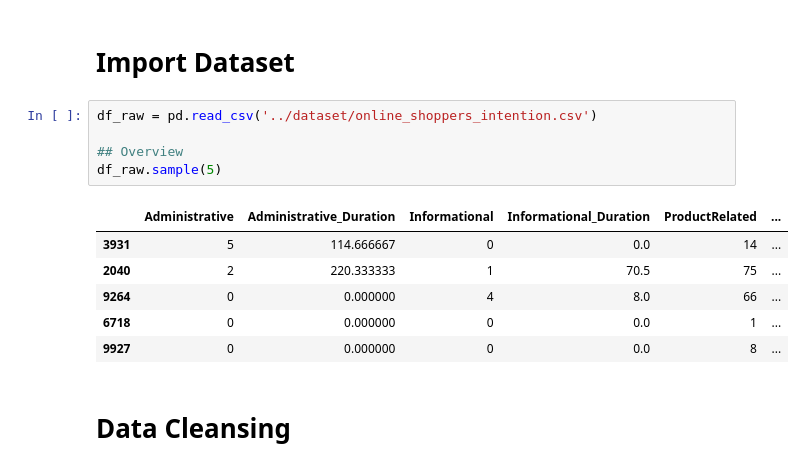
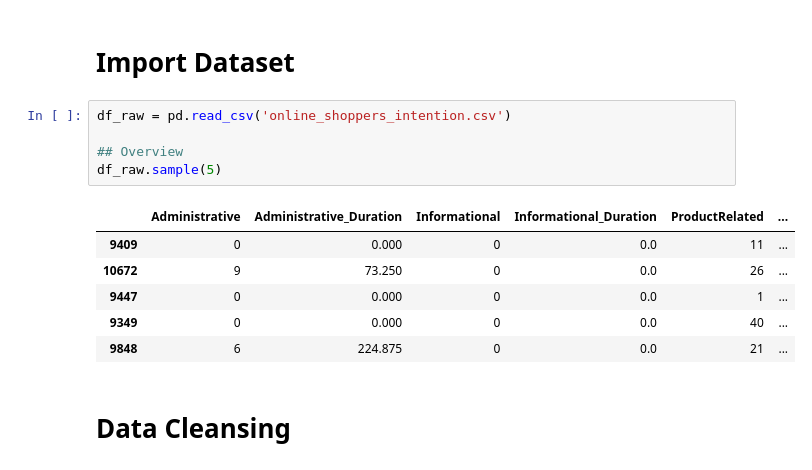
Before and after one commit to aryasa22/online-shoppers-intention, a Jupyter notebook: notebook/preprocessing.ipynb, the cells around one changed output. Drawn from its saved outputs; the diff is of its cells as text.

```diff
--- a/notebook/preprocessing.ipynb
+++ b/notebook/preprocessing.ipynb
@@ -17,17 +17,17 @@ Sklearn ver: 1.1.3
 # %% [markdown]
 # Import Dataset
 # %%
-df_raw = pd.read_csv('../dataset/online_shoppers_intention.csv')
+df_raw = pd.read_csv('online_shoppers_intention.csv')
 
 ## Overview
 df_raw.sample(5)
 # %% [output]
 |  | Administrative | Administrative_Duration | Informational | Informational_Duration | ProductRelated | ... |
-| 3931 | 5 | 114.666667 | 0 | 0.0 | 14 | ... |
-| 2040 | 2 | 220.333333 | 1 | 70.5 | 75 | ... |
-| 9264 | 0 | 0.000000 | 4 | 8.0 | 66 | ... |
-| 6718 | 0 | 0.000000 | 0 | 0.0 | 1 | ... |
-| 9927 | 0 | 0.000000 | 0 | 0.0 | 8 | ... |
+| 9409 | 0 | 0.000 | 0 | 0.0 | 11 | ... |
+| 10672 | 9 | 73.250 | 0 | 0.0 | 26 | ... |
+| 9447 | 0 | 0.000 | 0 | 0.0 | 1 | ... |
+| 9349 | 0 | 0.000 | 0 | 0.0 | 40 | ... |
+| 9848 | 6 | 224.875 | 0 | 0.0 | 21 | ... |
 # %% [markdown]
 # Data Cleansing
 # %%
```
Also changed, not shown: parts of 4 cells of this notebook.
